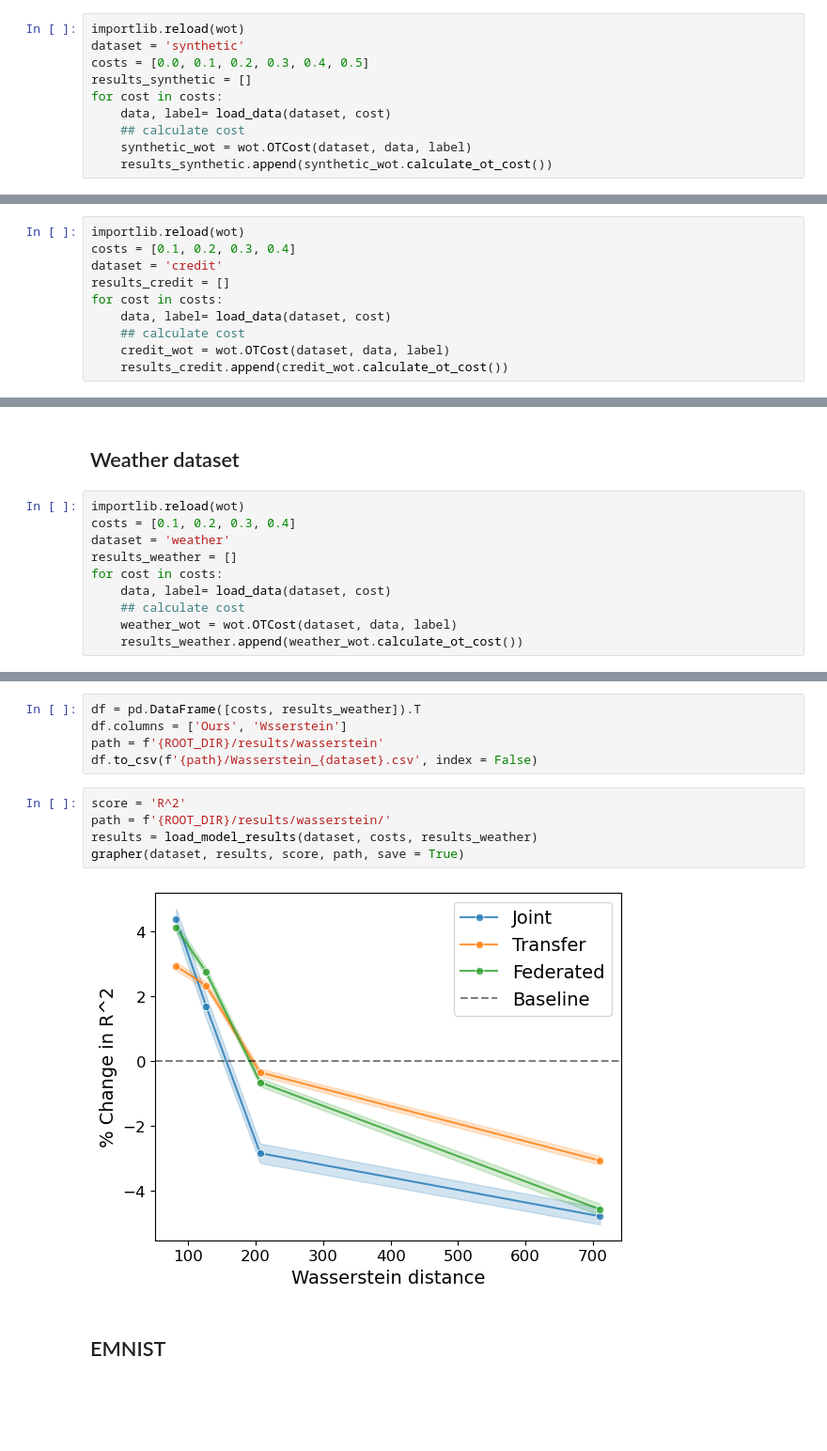
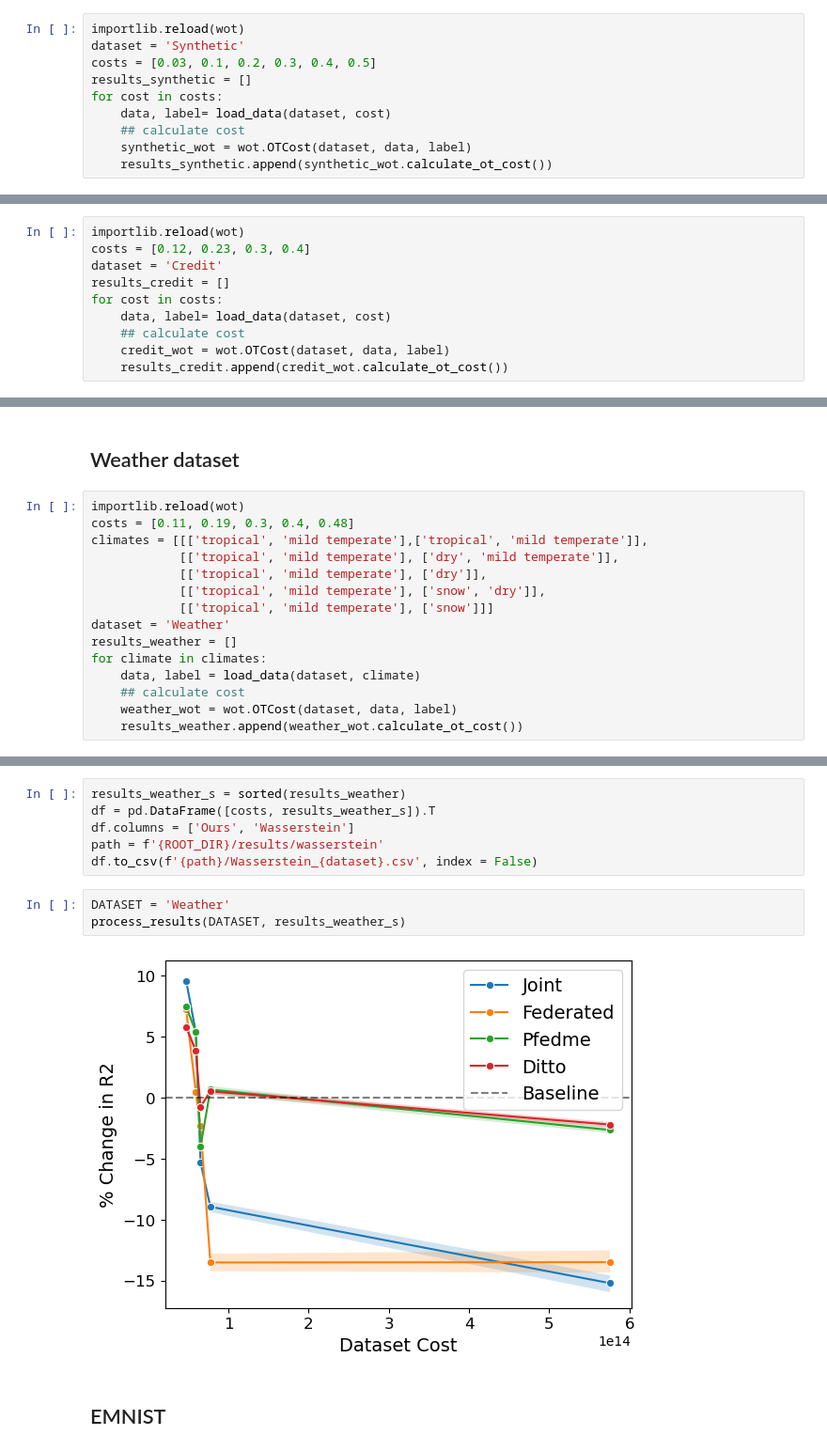
Before and after one commit to G2Lab/ot_cost, a Jupyter notebook: wasserstein/W_OTCost.ipynb, the cells around one changed output, grey strips where cells are left out. Shown at 94% size. Saved outputs shown, nothing was run; the diff lists cells and outputs as text; blank space fills up the shorter version.

```diff
--- a/wasserstein/W_OTCost.ipynb
+++ b/wasserstein/W_OTCost.ipynb
@@ -179,7 +277,7 @@ def grapher(dataset, df, score, path, save = False):
 # %%
 importlib.reload(wot)
-dataset = 'synthetic'
-costs = [0.0, 0.1, 0.2, 0.3, 0.4, 0.5]
+dataset = 'Synthetic'
+costs = [0.03, 0.1, 0.2, 0.3, 0.4, 0.5]
 results_synthetic = []
 for cost in costs:
     data, label= load_data(dataset, cost)
@@ -209,8 +305,8 @@ grapher(dataset, results, score, path, save = True)
 ## Credit dataset
 # %%
 importlib.reload(wot)
-costs = [0.1, 0.2, 0.3, 0.4]
-dataset = 'credit'
+costs = [0.12, 0.23, 0.3, 0.4]
+dataset = 'Credit'
 results_credit = []
 for cost in costs:
     data, label= load_data(dataset, cost)
@@ -238,11 +332,16 @@ grapher(dataset, results, score, path, save = True)
 ## Weather dataset
 # %%
 importlib.reload(wot)
-costs = [0.1, 0.2, 0.3, 0.4]
-dataset = 'weather'
+costs = [0.11, 0.19, 0.3, 0.4, 0.48]
+climates = [[['tropical', 'mild temperate'],['tropical', 'mild temperate']],
+            [['tropical', 'mild temperate'], ['dry', 'mild temperate']],
+            [['tropical', 'mild temperate'], ['dry']],
+            [['tropical', 'mild temperate'], ['snow', 'dry']],
+            [['tropical', 'mild temperate'], ['snow']]]
+dataset = 'Weather'
 results_weather = []
-for cost in costs:
-    data, label= load_data(dataset, cost)
+for climate in climates:
+    data, label = load_data(dataset, climate)
     ## calculate cost
     weather_wot = wot.OTCost(dataset, data, label)
     results_weather.append(weather_wot.calculate_ot_cost())
@@ -254,15 +354,14 @@ cost: 710.3587447203
 # %%
-df = pd.DataFrame([costs, results_weather]).T
-df.columns = ['Ours', 'Wsserstein']
+results_weather_s = sorted(results_weather)
+df = pd.DataFrame([costs, results_weather_s]).T
+df.columns = ['Ours', 'Wasserstein']
 path = f'{ROOT_DIR}/results/wasserstein'
 df.to_csv(f'{path}/Wasserstein_{dataset}.csv', index = False)
 # %%
-score = 'R^2'
-path = f'{ROOT_DIR}/results/wasserstein/'
-results = load_model_results(dataset, costs, results_weather)
-grapher(dataset, results, score, path, save = True)
+DATASET = 'Weather'
+process_results(DATASET, results_weather_s)
 # %% [output]
-[figure, old version]
+[figure, new version]
 # %% [markdown]
 ## EMNIST
 # %%
```
Also changed, not shown: parts of 30 cells of this notebook, 14 other files.
